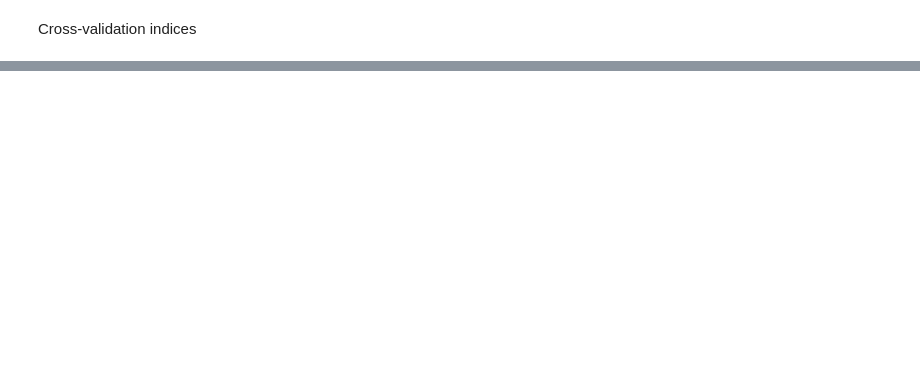
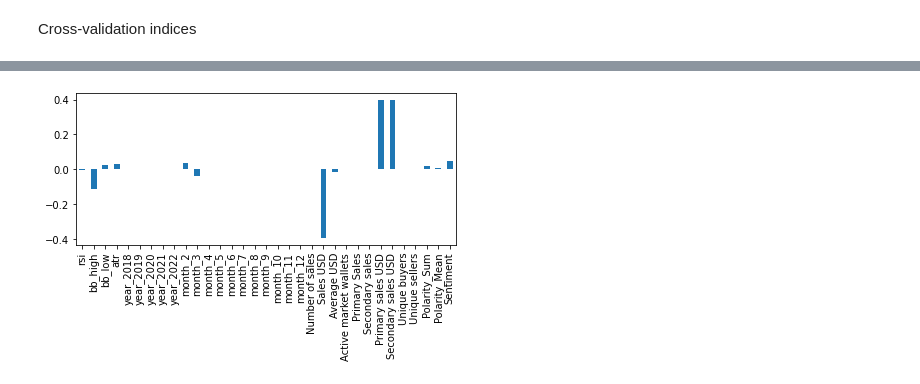
Before and after one commit to amicha02/ape_mining, a Jupyter notebook: notebooks/5.0-mw-Combine_Models_Predictions.ipynb, the cells around one changed output, grey strips where cells are left out. Saved outputs shown, nothing was run; the diff lists cells and outputs as text; code cells hidden in the pictures; blank space fills up the shorter version.

```diff
--- a/notebooks/5.0-mw-Combine_Models_Predictions.ipynb
+++ b/notebooks/5.0-mw-Combine_Models_Predictions.ipynb
@@ -239,0 +362,8 @@ Cross-validation indices
+# %%
+lr_importances = pd.Series(models[0].coef_, index=X.columns)
+
+fig, ax = plt.subplots()
+lr_importances.plot.bar(ax=ax)
+fig.tight_layout()
+# %% [output]
+[figure, added]
```
Also changed, not shown: parts of 34 cells of this notebook, 2 other files.
